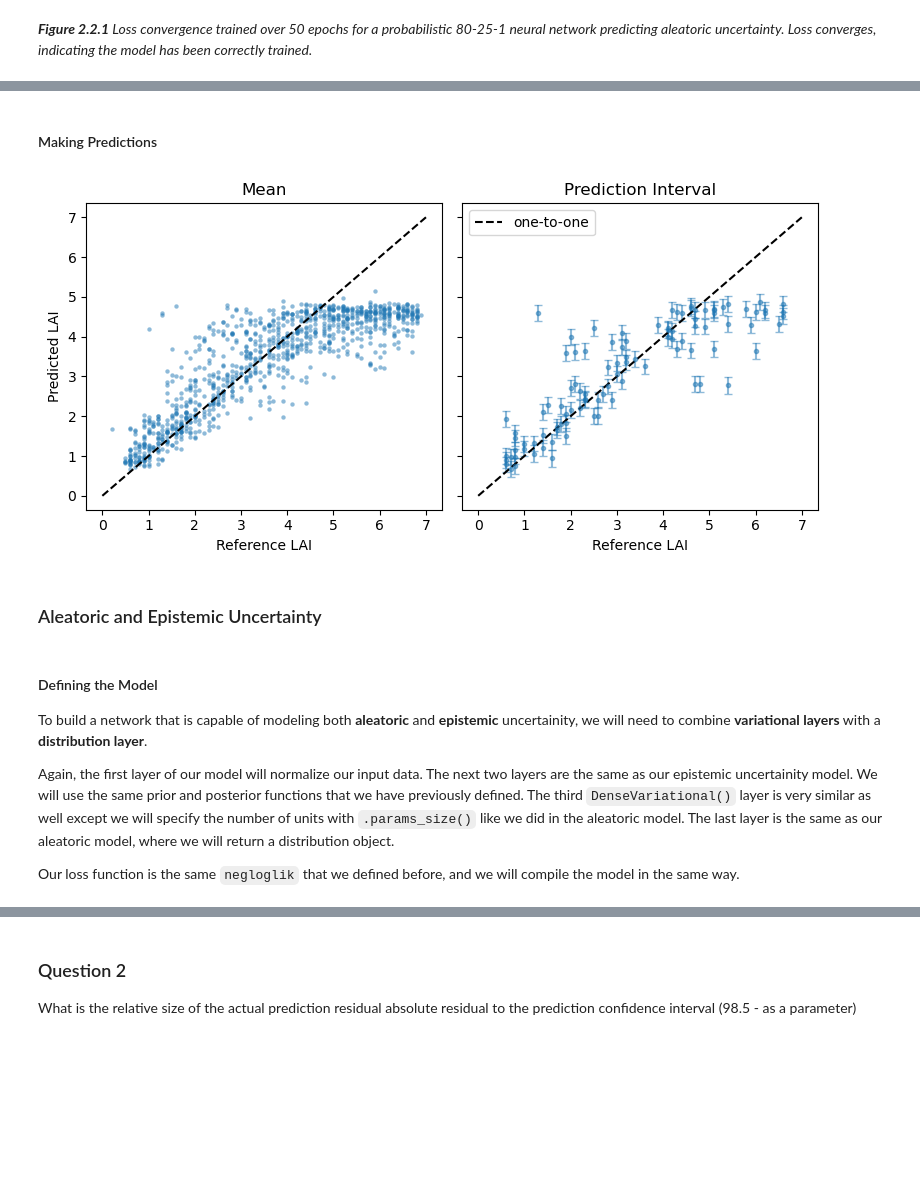
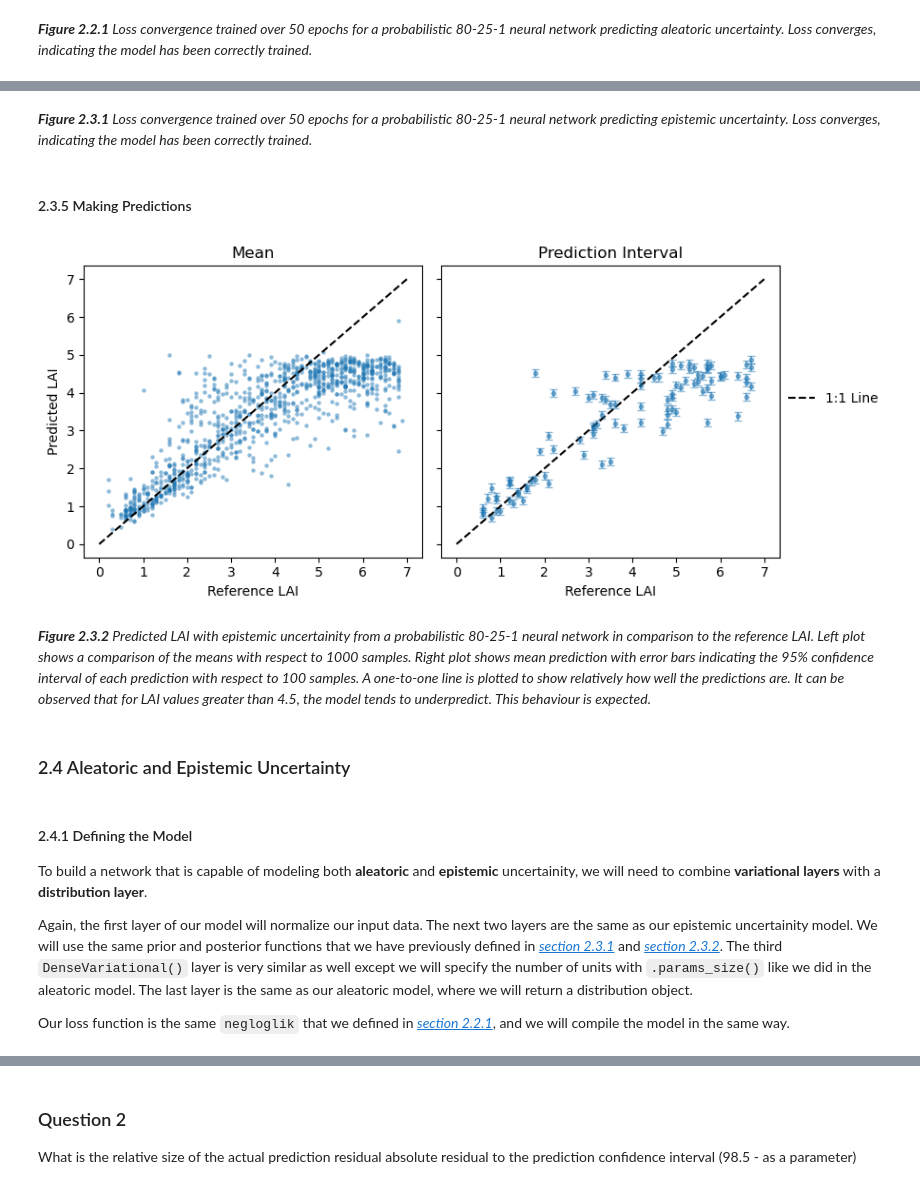
Before and after one commit to watermelonxx/WorkTerm-Winter2023, a Jupyter notebook: ModelingUncertainty/ModelingUncertainty.ipynb, the cells around one changed output, grey strips where cells are left out. Saved outputs shown, nothing was run; the diff lists cells and outputs as text; code cells hidden in the pictures; blank space fills up the shorter version.

```diff
--- a/ModelingUncertainty/ModelingUncertainty.ipynb
+++ b/ModelingUncertainty/ModelingUncertainty.ipynb
@@ -159,0 +225,12 @@ plt.show()
+# %%
+name = 'rfstddev'
+biome = 7
+
+valSize = [100, 1000]
+
+for size in valSize:
+
+    valbiomeDictLAI[biome][name]['mean_' + str(size)], valbiomeDictLAI[biome][name]['stddev_' + str(size)] = valbiomeDictLAI[biome][name]['model'].predict(valbiomeDictLAI[biome]['X_test_' + str(size)], return_std=True)
+
+    valbiomeDictLAI[biome][name]['lower_' + str(size)] = valbiomeDictLAI[biome][name]['mean_' + str(size)] - valbiomeDictLAI[biome][name]['stddev_' + str(size)]
+    valbiomeDictLAI[biome][name]['upper_' + str(size)] = valbiomeDictLAI[biome][name]['mean_' + str(size)] + valbiomeDictLAI[biome][name]['stddev_' + str(size)]
@@ -415,14 +580,17 @@ biome = 7
 valSize = [100, 1000]
 
 for size in valSize:
+    # Model returns a distribution object
     valbiomeDictLAI[biome][name]['y_model_' + str(size)] = valbiomeDictLAI[biome][name]['model'](valbiomeDictLAI[biome]['X_test_' + str(size)])
 
+    # Mean and standard deviation
     valbiomeDictLAI[biome][name]['mean_' + str(size)] = valbiomeDictLAI[biome][name]['y_model_' + str(size)].mean().numpy().flatten()
     valbiomeDictLAI[biome][name]['stddev_' + str(size)] = valbiomeDictLAI[biome][name]['y_model_' + str(size)].stddev().numpy().flatten()
 
-    valbiomeDictLAI[biome][name]['lower_' + str(size)] = valbiomeDictLAI[biome][name]['mean_' + str(size)] - 2 * valbiomeDictLAI[biome][name]['stddev_' + str(size)]
-    valbiomeDictLAI[biome][name]['upper_' + str(size)] = valbiomeDictLAI[biome][name]['mean_' + str(size)] + 2 * valbiomeDictLAI[biome][name]['stddev_' + str(size)]
-    valbiomeDictLAI[biome][name]['error_' + str(size)] = 2 * valbiomeDictLAI[biome][name]['stddev_' + str(size)]
+    # Upper and lower bound of confidence interval
+    # 2 stddev from the mean gives approx. the 95% confidence interval
+    valbiomeDictLAI[biome][name]['lower_' + str(size)] = valbiomeDictLAI[biome][name]['mean_' + str(size)] - valbiomeDictLAI[biome][name]['stddev_' + str(size)]
+    valbiomeDictLAI[biome][name]['upper_' + str(size)] = valbiomeDictLAI[biome][name]['mean_' + str(size)] + valbiomeDictLAI[biome][name]['stddev_' + str(size)]
 # %%
 name = 'pnn_80_25_1_A'
 biome = 7
@@ -478,9 +644,8 @@ The `reinterpreted_batch_ndims` parameter controls the number of batch dimension
 def get_prior(kernel_size, bias_size=0, dtype=None):
     n = kernel_size + bias_size
     return tf.keras.Sequential([
-        tfp.layers.VariableLayer(n, dtype=dtype),
         tfp.layers.DistributionLambda(lambda t: tfd.Independent(
-            tfd.Normal(loc=t, scale=1),
+            tfd.Normal(loc=tf.zeros(n), scale=1),
             reinterpreted_batch_ndims=1)),
   ])
 # %% [markdown]
@@ -601,5 +764,7 @@ Text(0, 0.5, 'Loss')
+# %% [markdown]
+_**Figure 2.3.1** Loss convergence trained over 50 epochs for a probabilistic 80-25-1 neural network predicting epistemic uncertainty. Loss converges, indicating the model has been correctly trained._
 # %% [markdown]
-#### Making Predictions
+#### 2.3.5 Making Predictions
 # %%
 name = 'pnn_80_25_1_E'
 valSize = [100, 1000]
@@ -609,51 +774,57 @@ for size in valSize:
     valbiomeDictLAI[biome][name]['mean_' + str(size)] = valbiomeDictLAI[biome][name]['y_model_' + str(size)].mean().numpy().flatten()
 
     df = pd.DataFrame()
+
+    # Making 1000 predictions
     for i in range(1000):
         df[i] = valbiomeDictLAI[biome][name]['model'].predict(valbiomeDictLAI[biome]['X_test_' + str(size)], verbose=0).flatten()
 
+    # Standard deviation over 1000 predictions
     valbiomeDictLAI[biome][name]['stddev_' + str(size)] = df.std(axis=1).to_numpy()
 
-    valbiomeDictLAI[biome][name]['lower_' + str(size)] = valbiomeDictLAI[biome][name]['mean_' + str(size)] - 2 * valbiomeDictLAI[biome][name]['stddev_' + str(size)]
-    valbiomeDictLAI[biome][name]['upper_' + str(size)] = valbiomeDictLAI[biome][name]['mean_' + str(size)] + 2 * valbiomeDictLAI[biome][name]['stddev_' + str(size)]
-    valbiomeDictLAI[biome][name]['error_' + str(size)] = 2 * valbiomeDictLAI[biome][name]['stddev_' + str(size)]
+    # Upper and lower bound of confidence interval
+    # 2 stddev from the mean gives approx. the 95% confidence interval
+    valbiomeDictLAI[biome][name]['lower_' + str(size)] = valbiomeDictLAI[biome][name]['mean_' + str(size)] - valbiomeDictLAI[biome][name]['stddev_' + str(size)]
+    valbiomeDictLAI[biome][name]['upper_' + str(size)] = valbiomeDictLAI[biome][name]['mean_' + str(size)] + valbiomeDictLAI[biome][name]['stddev_' + str(size)]
 # %%
 name = 'pnn_80_25_1_E'
 biome = 7
 
 fig, axes = plt.subplots(1, 2, sharey=True, figsize=(8,4))
 
-axes[0].scatter(np.divide(valbiomeDictLAI[biome]['y_test_1000'], 10), np.divide(valbiomeDictLAI[biome][name]['mean_1000'], 10), s=10, alpha=0.5, lw=0)
-axes[0].plot([0, 7], [0, 7], 'k--', label='one-to-one')
+axes[0].scatter(np.divide(valbiomeDictLAI[biome]['y_test_1000'], scaling), np.divide(valbiomeDictLAI[biome][name]['mean_1000'], scaling), s=10, alpha=0.5, lw=0)
+axes[0].plot([0, 7], [0, 7], 'k--', label='1:1 Line')
 
 axes[0].set_xlabel("Reference LAI")
 axes[0].set_ylabel("Predicted LAI")
 axes[0].set_title('Mean')
 
-axes[1].errorbar(np.divide(valbiomeDictLAI[biome]['y_test_100'], 10), np.divide(valbiomeDictLAI[biome][name]['mean_100'], 10), np.divide(valbiomeDictLAI[biome][name]['error_100'], 10), fmt='o', ms=3, alpha=0.5, capsize=3)
-axes[1].plot([0, 7], [0, 7], 'k--', label='one-to-one')
+axes[1].errorbar(np.divide(valbiomeDictLAI[biome]['y_test_100'], scaling), np.divide(valbiomeDictLAI[biome][name]['mean_100'], scaling), np.divide(valbiomeDictLAI[biome][name]['stddev_100'], scaling), fmt='o', ms=3, alpha=0.5, capsize=3)
+axes[1].plot([0, 7], [0, 7], 'k--')
 
 axes[1].set_xlabel("Reference LAI")
 axes[1].set_title('Prediction Interval')
 
 # plt.xlim([0, 7])
 # plt.ylim([0, 7])
 
 fig.tight_layout()
 
-plt.legend()
+fig.legend(bbox_to_anchor=(1.12, 0.6), loc='centre left', frameon=0)
 plt.show()
 # %% [output]
-[figure, old version]
+[figure, new version]
+# %% [markdown]
+_**Figure 2.3.2** Predicted LAI with epistemic uncertainity from a probabilistic 80-25-1 neural network in comparison to the reference LAI. Left plot shows a comparison of the means with respect to 1000 samples. Right plot shows mean prediction with error bars indicating the 95% confidence interval of each prediction with respect to 100 samples. A one-to-one line is plotted to show relatively how well the predictions are. It can be observed that for LAI values greater than 4.5, the model tends to underpredict. This behaviour is expected._
 # %% [markdown]
-### Aleatoric and Epistemic Uncertainty
+### 2.4 Aleatoric and Epistemic Uncertainty
 # %% [markdown]
-#### Defining the Model
+#### 2.4.1 Defining the Model
 To build a network that is capable of modeling both **aleatoric** and **epistemic** uncertainity, we will need to combine **variational layers** with a **distribution layer**.
 
-Again, the first layer of our model will normalize our input data. The next two layers are the same as our epistemic uncertainity model. We will use the same prior and posterior functions that we have previously defined. The third `DenseVariational()` layer is very similar as well except we will specify the number of units with `.params_size()` like we did in the aleatoric model. The last layer is the same as our aleatoric model, where we will return a distribution object.
+Again, the first layer of our model will normalize our input data. The next two layers are the same as our epistemic uncertainity model. We will use the same prior and posterior functions that we have previously defined in [*section 2.3.1*](#2.3.1-Prior-Distribution) and [*section 2.3.2*](#2.3.2-Posterior-Distribution). The third `DenseVariational()` layer is very similar as well except we will specify the number of units with `.params_size()` like we did in the aleatoric model. The last layer is the same as our aleatoric model, where we will return a distribution object.
 
-Our loss function is the same `negloglik` that we defined before, and we will compile the model in the same way.
+Our loss function is the same `negloglik` that we defined in [*section 2.2.1*](#2.2.1-Defining-a-log-likelihood-Loss-Function), and we will compile the model in the same way.
 # %%
 # Define the model, negative-log likelihood as the loss function
 # and compile the model with the Adam optimizer
```
Also changed, not shown: parts of 146 cells of this notebook.
